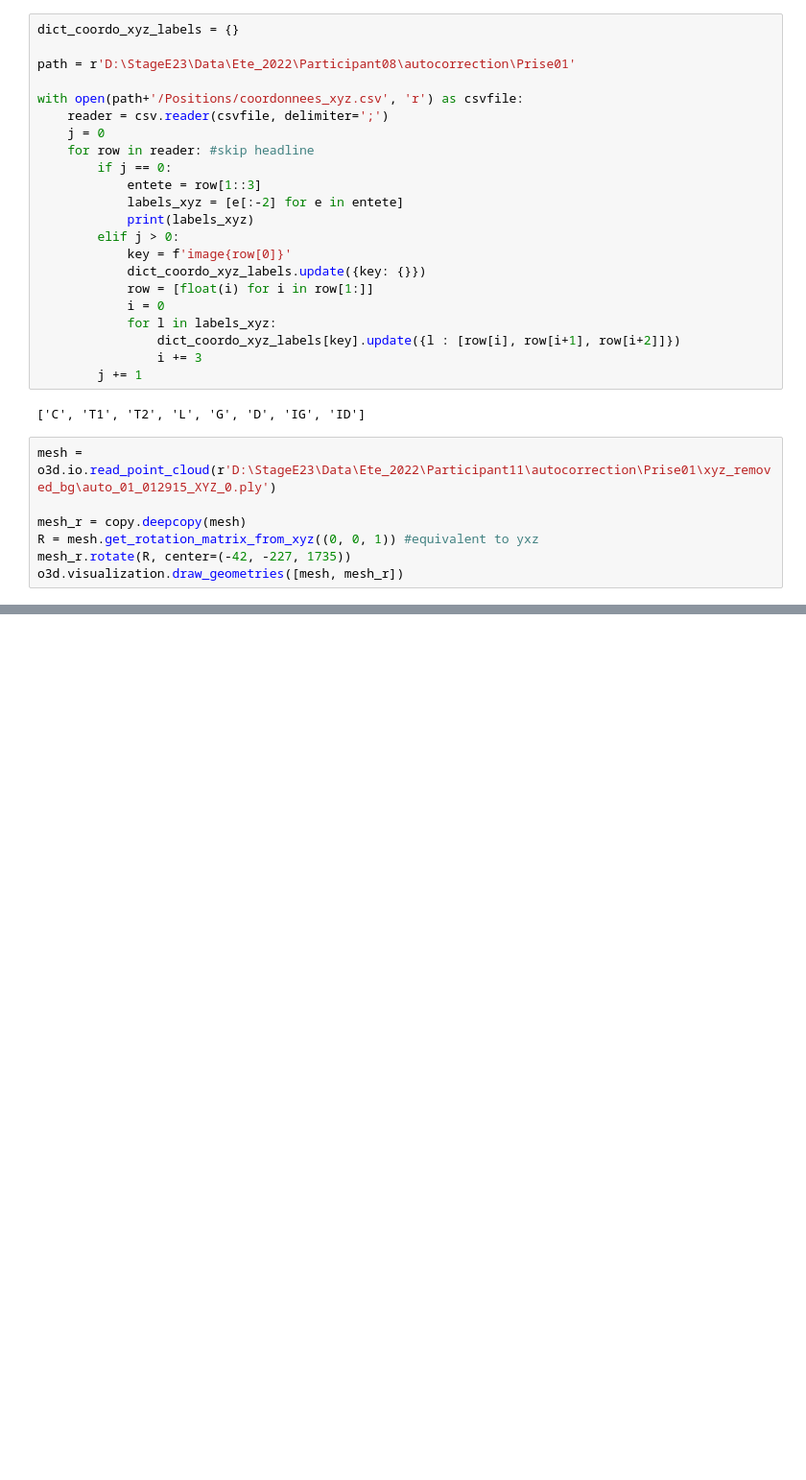
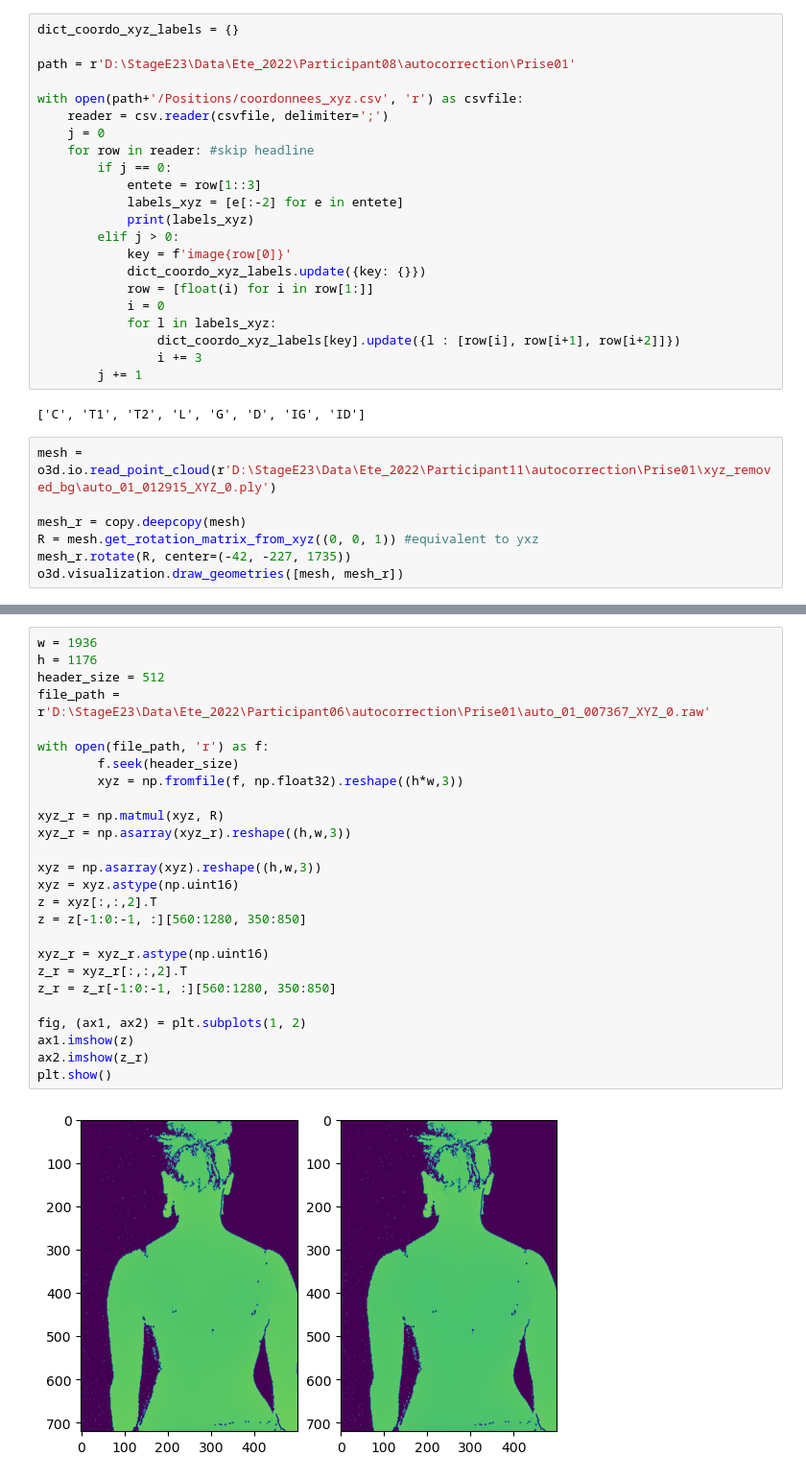
Before and after one commit to ghazalebra/interface_scoliose, a Jupyter notebook: rotate_pc.ipynb, the cells around one changed output, grey strips where cells are left out. Shown: that part at 96% size. Cells and saved outputs as stored; diff of their text form; blank space fills up the shorter version.

```diff
--- a/rotate_pc.ipynb
+++ b/rotate_pc.ipynb
@@ -78,3 +82,31 @@ ID : [57.01655, -229.58379, 1743.2013], IG : [-41.624138, -226.70938, 1734.6282]
  [  59   11 1699]
  [ -43 -226 1735]
  [  57 -226 1734]]
+# %%
+w = 1936
+h = 1176
+header_size = 512
+file_path = r'D:\StageE23\Data\Ete_2022\Participant06\autocorrection\Prise01\auto_01_007367_XYZ_0.raw'
+
+with open(file_path, 'r') as f:
+        f.seek(header_size)
+        xyz = np.fromfile(f, np.float32).reshape((h*w,3))
+
+xyz_r = np.matmul(xyz, R)
+xyz_r = np.asarray(xyz_r).reshape((h,w,3))
+
+xyz = np.asarray(xyz).reshape((h,w,3))
+xyz = xyz.astype(np.uint16)
+z = xyz[:,:,2].T
+z = z[-1:0:-1, :][560:1280, 350:850]
+
+xyz_r = xyz_r.astype(np.uint16)
+z_r = xyz_r[:,:,2].T
+z_r = z_r[-1:0:-1, :][560:1280, 350:850]
+
+fig, (ax1, ax2) = plt.subplots(1, 2)
+ax1.imshow(z)
+ax2.imshow(z_r)
+plt.show()
+# %% [output]
+[figure, added]
```
Also changed, not shown: parts of 2 cells of this notebook, 2 other files.
